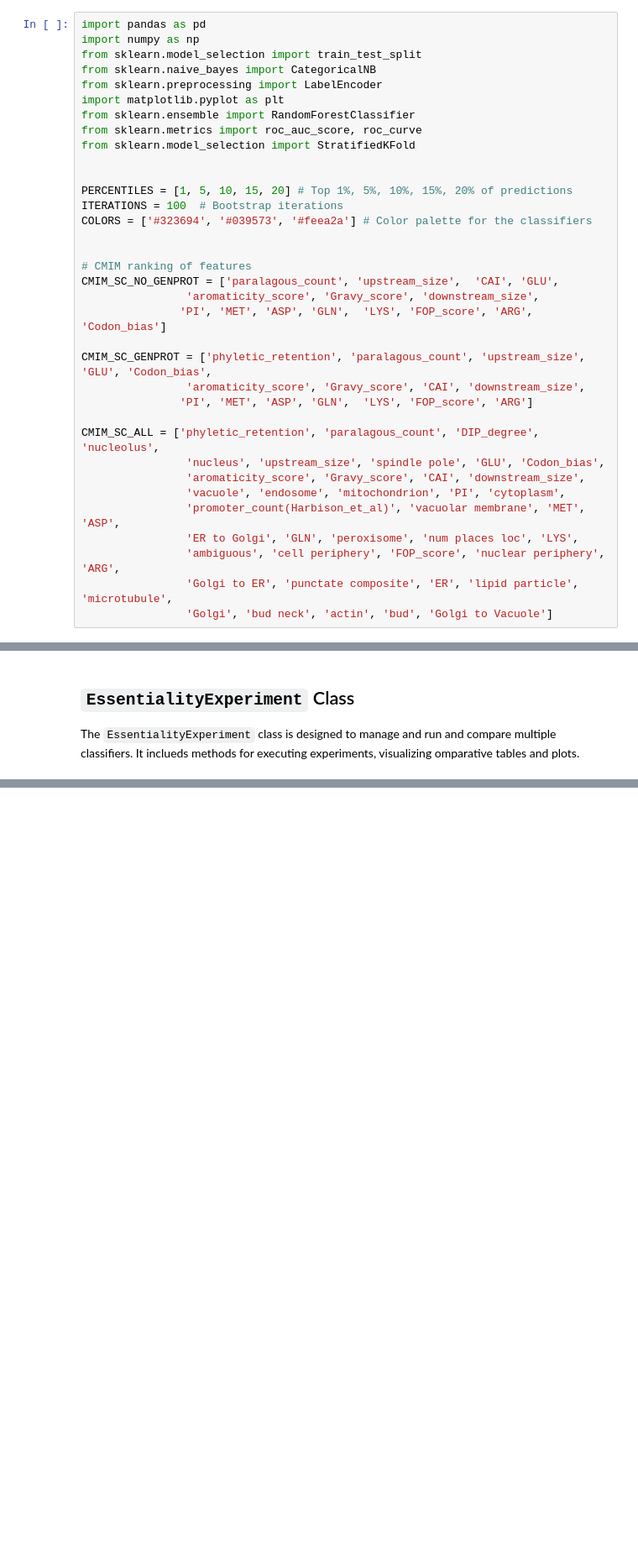
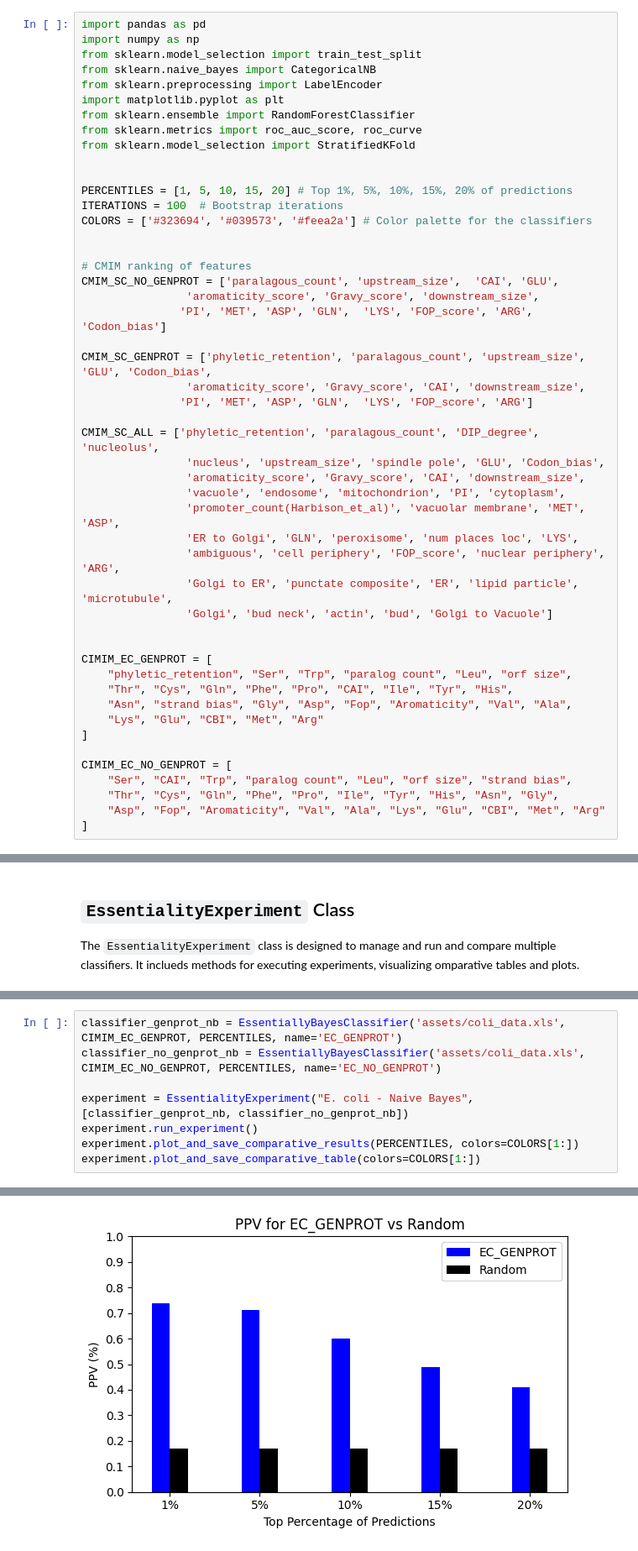
Before and after one commit to NiccoloCase/essential-genes-identification, a Jupyter notebook: test AI5.ipynb, the cells around one changed output, grey strips where cells are left out. Shown: that part at 84% size. Cells and saved outputs as stored; diff of their text form; blank space fills up the shorter version.

Commit message:
e coli

```diff
--- a/test AI5.ipynb
+++ b/test AI5.ipynb
@@ -33,6 +33,20 @@ CMIM_SC_ALL = ['phyletic_retention', 'paralagous_count', 'DIP_degree', 'nucleolu
                 'ambiguous', 'cell periphery', 'FOP_score', 'nuclear periphery', 'ARG',
                 'Golgi to ER', 'punctate composite', 'ER', 'lipid particle', 'microtubule',
                 'Golgi', 'bud neck', 'actin', 'bud', 'Golgi to Vacuole']
+
+
+CIMIM_EC_GENPROT = [
+    "phyletic_retention", "Ser", "Trp", "paralog count", "Leu", "orf size",
+    "Thr", "Cys", "Gln", "Phe", "Pro", "CAI", "Ile", "Tyr", "His",
+    "Asn", "strand bias", "Gly", "Asp", "Fop", "Aromaticity", "Val", "Ala",
+    "Lys", "Glu", "CBI", "Met", "Arg"
+]
+
+CIMIM_EC_NO_GENPROT = [
+    "Ser", "CAI", "Trp", "paralog count", "Leu", "orf size", "strand bias",
+    "Thr", "Cys", "Gln", "Phe", "Pro", "Ile", "Tyr", "His", "Asn", "Gly",
+    "Asp", "Fop", "Aromaticity", "Val", "Ala", "Lys", "Glu", "CBI", "Met", "Arg"
+]
 # %% [markdown]
 ## `EssentiallyClassifier` Class
 
@@ -771,0 +788,9 @@ fig.tight_layout()
+# %%
+classifier_genprot_nb = EssentiallyBayesClassifier('assets/coli_data.xls', CIMIM_EC_GENPROT, PERCENTILES, name='EC_GENPROT')
+classifier_no_genprot_nb = EssentiallyBayesClassifier('assets/coli_data.xls', CIMIM_EC_NO_GENPROT, PERCENTILES, name='EC_NO_GENPROT')
+
+experiment = EssentialityExperiment("E. coli - Naive Bayes", [classifier_genprot_nb, classifier_no_genprot_nb])
+experiment.run_experiment()
+experiment.plot_and_save_comparative_results(PERCENTILES, colors=COLORS[1:])
+experiment.plot_and_save_comparative_table(colors=COLORS[1:])
+# %% [output]
@@ -771,0 +814 @@ fig.tight_layout()
+[figure, added]
```
Also changed, not shown: parts of 8 cells of this notebook, 19 other files.
